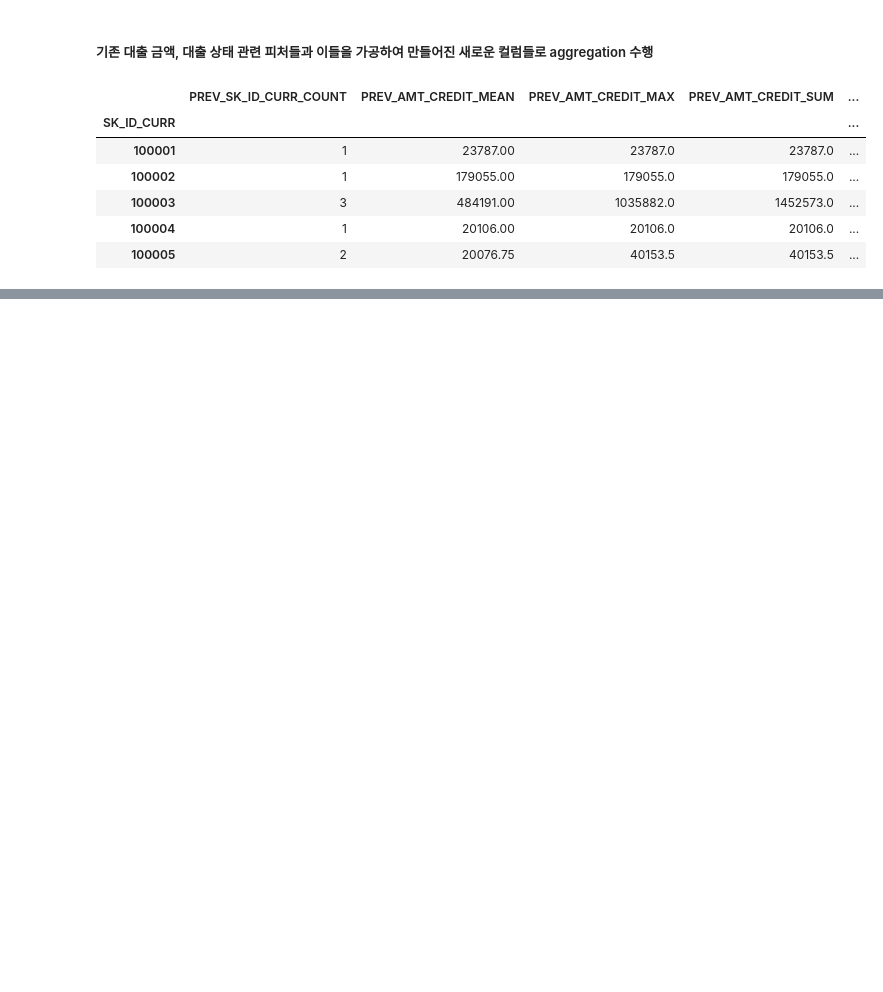
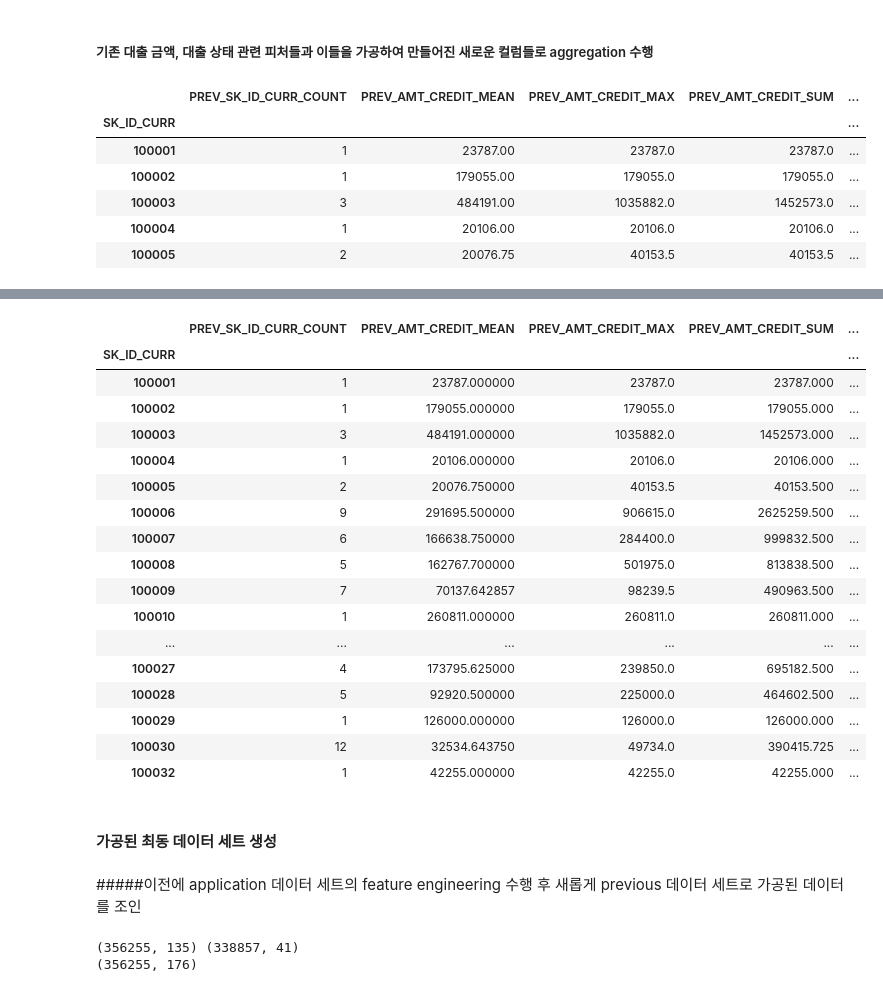
Before and after one commit to JIWON0520/TIL, a Jupyter notebook: 머신러닝/kaggle/home_credit_default_risk/prev.csv FeatureEngineering.ipynb, the cells around one changed output, grey strips where cells are left out. Saved outputs shown, nothing was run; the diff lists cells and outputs as text; code cells hidden in the pictures; blank space fills up the shorter version.

Commit message:
prev.csv FeatureEngeering 파일 업데이트

```diff
--- a/머신러닝/kaggle/home_credit_default_risk/prev.csv FeatureEngineering.ipynb
+++ b/머신러닝/kaggle/home_credit_default_risk/prev.csv FeatureEngineering.ipynb
@@ -397,0 +400,4 @@ prev_amt_agg.head()
+# %%
+prev_refused_appr_group=prev[prev['NAME_CONTRACT_STATUS'].isin(['Approved','Refused'])].groupby(['SK_ID_CURR','NAME_CONTRACT_STATUS'])
+prev_refused_appr_agg=prev_refused_appr_group['SK_ID_CURR'].count().unstack()
+prev_refused_appr_agg.head(15)
@@ -397,0 +424,3 @@ prev_amt_agg.head()
+# %%
+prev_refused_appr_agg.columns=['PREV_APPROVED_COUNT','PREV_REFUSED_COUNT']
+prev_refused_appr_agg=prev_refused_appr_agg.fillna(0)
@@ -397,0 +437,29 @@ prev_amt_agg.head()
+# %%
+prev_agg = prev_amt_agg.merge(prev_refused_appr_agg, on='SK_ID_CURR', how='left')
+prev_agg['PREV_REFUSED_RATIO'] = prev_agg['PREV_REFUSED_COUNT']/prev_agg['PREV_SK_ID_CURR_COUNT']
+prev_agg['PREV_APPROVED_RATIO'] = prev_agg['PREV_APPROVED_COUNT']/prev_agg['PREV_SK_ID_CURR_COUNT']
+prev_agg = prev_agg.drop(['PREV_REFUSED_COUNT', 'PREV_APPROVED_COUNT'], axis=1)
+prev_agg.head(30)
+# %% [output]
+|  | PREV_SK_ID_CURR_COUNT | PREV_AMT_CREDIT_MEAN | PREV_AMT_CREDIT_MAX | PREV_AMT_CREDIT_SUM | ... |
+| SK_ID_CURR |  |  |  |  | ... |
+| 100001 | 1 | 23787.000000 | 23787.0 | 23787.000 | ... |
+| 100002 | 1 | 179055.000000 | 179055.0 | 179055.000 | ... |
+| 100003 | 3 | 484191.000000 | 1035882.0 | 1452573.000 | ... |
+| 100004 | 1 | 20106.000000 | 20106.0 | 20106.000 | ... |
+| 100005 | 2 | 20076.750000 | 40153.5 | 40153.500 | ... |
+| 100006 | 9 | 291695.500000 | 906615.0 | 2625259.500 | ... |
+| 100007 | 6 | 166638.750000 | 284400.0 | 999832.500 | ... |
+| 100008 | 5 | 162767.700000 | 501975.0 | 813838.500 | ... |
+| 100009 | 7 | 70137.642857 | 98239.5 | 490963.500 | ... |
+| 100010 | 1 | 260811.000000 | 260811.0 | 260811.000 | ... |
+| ... | ... | ... | ... | ... | ... |
+| 100027 | 4 | 173795.625000 | 239850.0 | 695182.500 | ... |
+| 100028 | 5 | 92920.500000 | 225000.0 | 464602.500 | ... |
+| 100029 | 1 | 126000.000000 | 126000.0 | 126000.000 | ... |
+| 100030 | 12 | 32534.643750 | 49734.0 | 390415.725 | ... |
+| 100032 | 1 | 42255.000000 | 42255.0 | 42255.000 | ... |
+# %% [markdown]
+#### 가공된 최동 데이터 세트 생성
+# %% [markdown]
+#####이전에 application 데이터 세트의 feature engineering 수행 후 새롭게 previous 데이터 세트로 가공된 데이터를 조인
@@ -397,0 +468,7 @@ prev_amt_agg.head()
+# %%
+print(apps_all.shape,prev_agg.shape)
+apps_all=apps_all.merge(prev_agg,on='SK_ID_CURR',how='left')
+print(apps_all.shape)
+# %% [output]
+(356255, 135) (338857, 41)
+(356255, 176)
```
Also changed, not shown: parts of 17 cells of this notebook.
